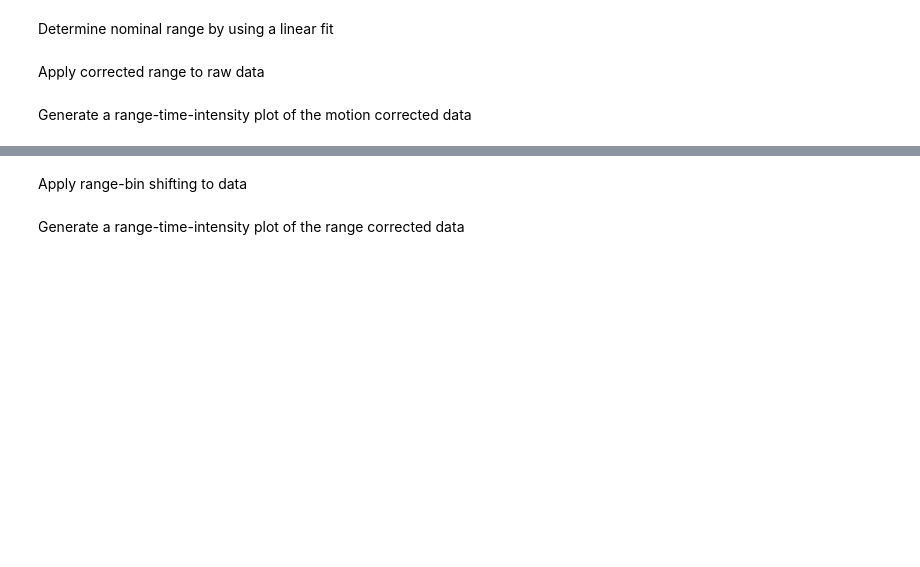
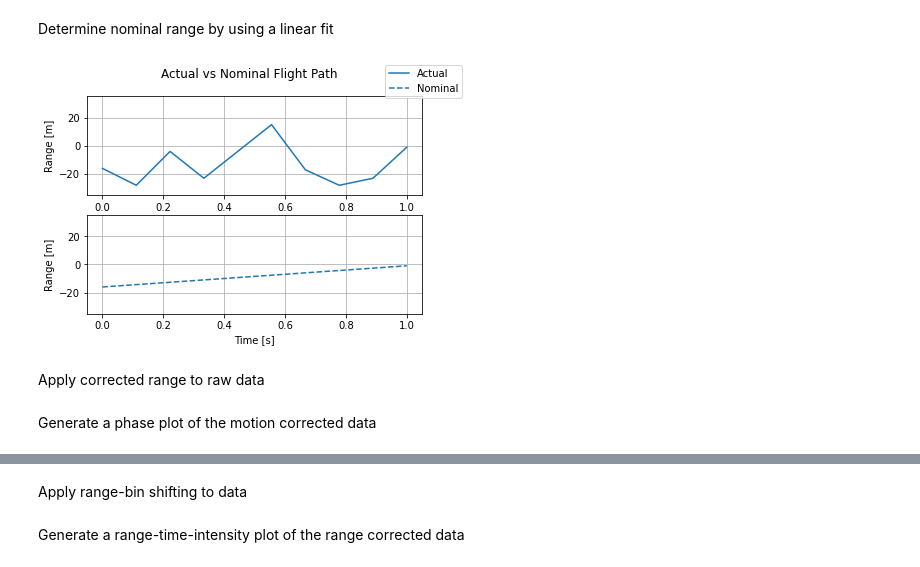
Before and after one commit to tmapana/FERS_tutorials, a Jupyter notebook: tutorial_notebook.ipynb, the cells around one changed output, grey strips where cells are left out. Saved outputs shown, nothing was run; the diff lists cells and outputs as text; code cells hidden in the pictures; blank space fills up the shorter version.

Commit message:
Motion compensation in development, phase compensatin appears to have no change in data - to investigate. G2 SAR processor working correctly

```diff
--- a/tutorial_notebook.ipynb
+++ b/tutorial_notebook.ipynb
@@ -66,11 +66,11 @@ n_seconds = 1
 
 distance = n_seconds * velocity
 
-#TODO: add irregular motion to data
+# TODO: add irregular motion to data
 x = np.random.randint(-30,30, size=10)
-#x = np.zeros(10)
+# x = np.zeros(10)
 y = np.linspace(0, distance, num=10)
-h = np.ones(10) * height
+z = np.ones(10) * height
 t = np.linspace(0, n_seconds, num=10)
 
 '''
@@ -84,7 +84,7 @@ waypoints = np.array([
 waypoints = np.array([
     x,
     y,
-    h,
+    z,
     t
 ])
 # %% [markdown]
@@ -361,27 +367,29 @@ Determine nominal range by using a linear fit
 # %%
 # interpolate platform mortion from the given points
 t_temp = np.linspace(0, n_seconds, num=10)
 f_y = interpolate.interp1d(t_temp, waypoints[0], kind='linear')
 t_linear = np.linspace(0, n_seconds, int(n_pulses), endpoint=True)
-platform_motion = f_y(t_linear)
+real_motion = f_y(t_linear)
 
 # interpolate start and end points to form nominal flight path
-linear_fit = np.polyfit(np.array([0, n_seconds]), np.array([platform_motion[0], platform_motion[-1]]), deg=1)
-nominal_range = np.poly1d(linear_fit) # the nominal path the plane should have
-nominal_range = nominal_range(t_linear)
-nominal_range = np.transpose(nominal_range)
+linear_fit = np.polyfit(np.array([0, n_seconds]), np.array([real_motion[0], real_motion[-1]]), deg=1)
+n_range = np.poly1d(linear_fit) # the nominal path the plane should have
+nominal_motion = n_range(t_linear)
+# nominal_motion = np.transpose(nominal_motion)
 
-range_dev = np.subtract(nominal_range, 0.5*platform_motion)
+range_dev = np.subtract(nominal_motion, 0.5*real_motion)
 
 fig, (ax1, ax2) = plt.subplots(2)
-ax1.plot(t_linear, platform_motion, '-', label='Actual')
+ax1.plot(t_linear, real_motion, '-', label='Actual')
 ax1.set(ylabel='Range [m]', ylim=[-35,35])
 ax1.grid()
 
-ax2.plot(t_linear, nominal_range, '--', label='Nominal')
+ax2.plot(t_linear, nominal_motion, '--', label='Nominal')
 ax2.set(xlabel='Time [s]', ylabel='Range [m]', ylim=[-35,35])
 fig.suptitle('Actual vs Nominal Flight Path')
 fig.legend()
 ax2.grid()
+# %% [output]
+[figure, added]
 # %% [markdown]
 Apply corrected range to raw data
@@ -404,5 +402,5 @@ bb_mocomp = np.fft.fftshift(np.fft.fft(bb_mocomp, ns_fft, axis=0), axes=0)
 # %% [markdown]
-Generate a range-time-intensity plot of the motion corrected data
+Generate a phase plot of the motion corrected data
 # %%
 image_axes = [0, n_seconds, r_fft[-1], r_fft[0]]
 
```
Also changed, not shown: parts of 15 cells of this notebook, 9 other files.
